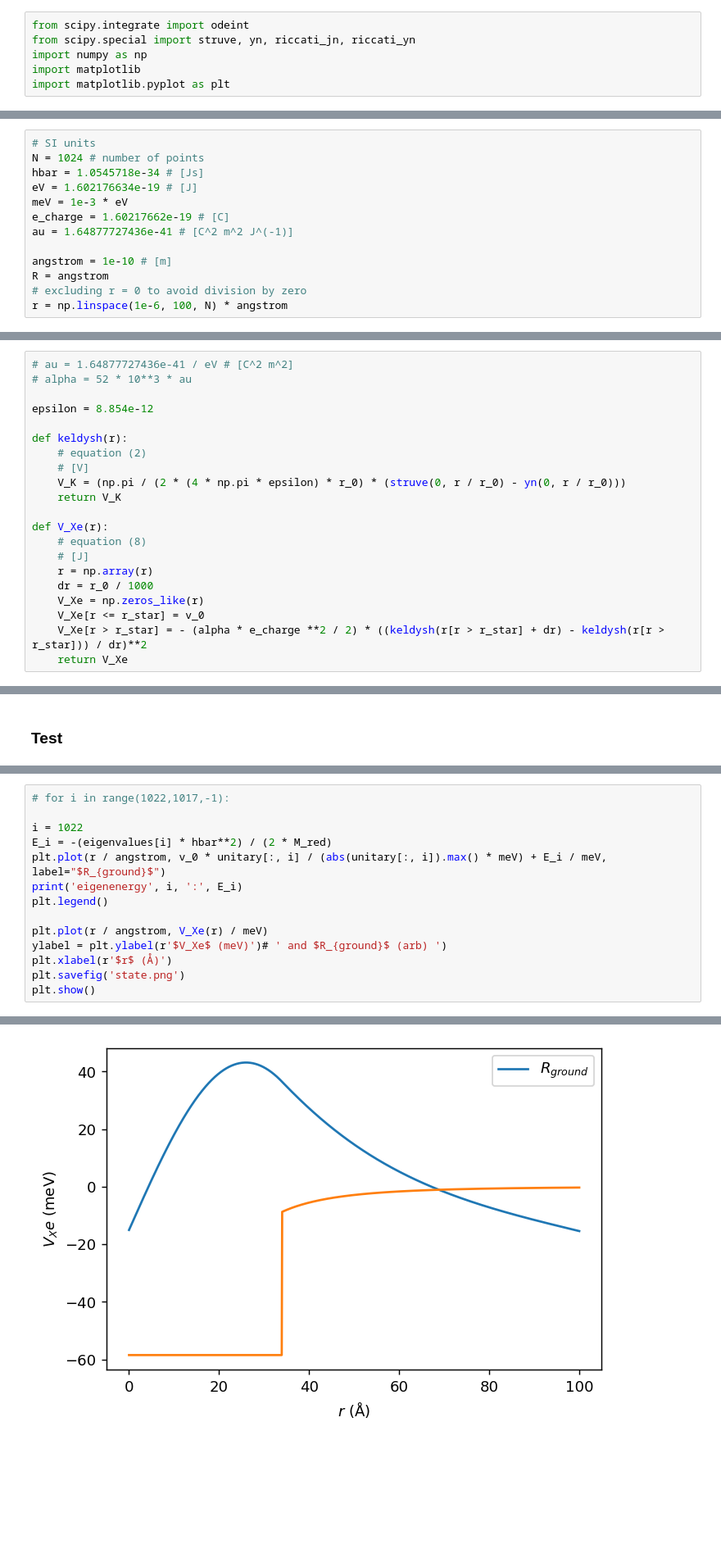
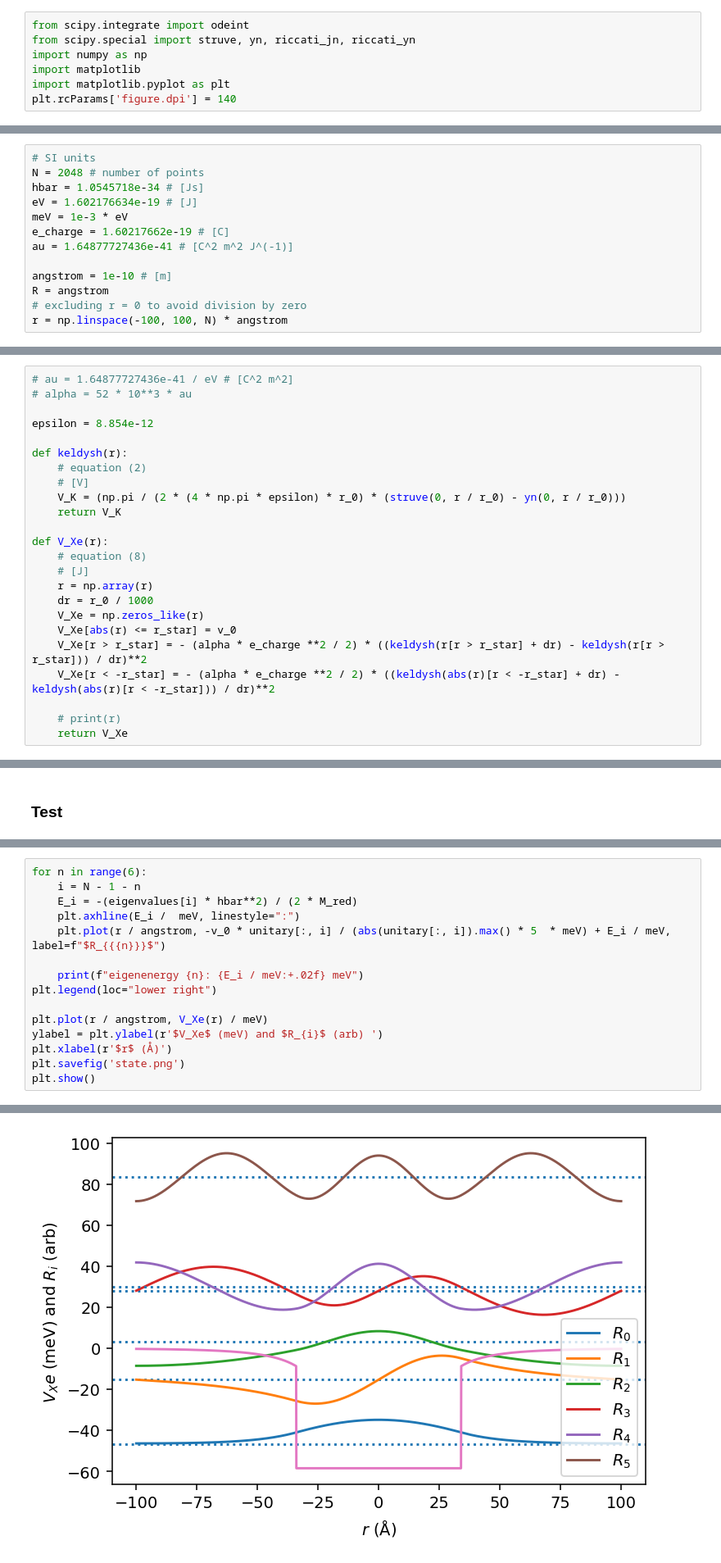
Before and after one commit to anabanami/scatterbrain, a Jupyter notebook: scatterbrain.ipynb, the cells around one changed output, grey strips where cells are left out. Shown at 82% size. Saved outputs shown, nothing was run; the diff lists cells and outputs as text; blank space fills up the shorter version.

```diff
--- a/scatterbrain.ipynb
+++ b/scatterbrain.ipynb
@@ -6,11 +6,12 @@ from scipy.special import struve, yn, riccati_jn, riccati_yn
 import numpy as np
 import matplotlib
 import matplotlib.pyplot as plt
+plt.rcParams['figure.dpi'] = 140
 # %% [markdown]
 ### SI units
 # %%
 # SI units
-N = 1024 # number of points
+N = 2048 # number of points
 hbar = 1.0545718e-34 # [Js]
 eV = 1.602176634e-19 # [J]
 meV = 1e-3 * eV
@@ -20,7 +21,7 @@ au = 1.64877727436e-41 # [C^2 m^2 J^(-1)]
 angstrom = 1e-10 # [m]
 R = angstrom
 # excluding r = 0 to avoid division by zero
-r = np.linspace(1e-6, 100, N) * angstrom
+r = np.linspace(-100, 100, N) * angstrom
 # %% [markdown]
 ### Parameters form tables 1 and 2
 # %%
@@ -69,8 +70,11 @@ def V_Xe(r):
     r = np.array(r)
     dr = r_0 / 1000
     V_Xe = np.zeros_like(r)
-    V_Xe[r <= r_star] = v_0
+    V_Xe[abs(r) <= r_star] = v_0
     V_Xe[r > r_star] = - (alpha * e_charge **2 / 2) * ((keldysh(r[r > r_star] + dr) - keldysh(r[r > r_star])) / dr)**2
+    V_Xe[r < -r_star] = - (alpha * e_charge **2 / 2) * ((keldysh(abs(r)[r < -r_star] + dr) - keldysh(abs(r)[r < -r_star])) / dr)**2
+
+    # print(r)
     return V_Xe
 # %%
 plt.plot(r / angstrom, V_Xe(r) / meV)
@@ -170,14 +190,15 @@ The ground state energy [meV]: -15.407114639946649
 # %%
-# for i in range(1022,1017,-1):
+for n in range(6):
+    i = N - 1 - n
+    E_i = -(eigenvalues[i] * hbar**2) / (2 * M_red)
+    plt.axhline(E_i /  meV, linestyle=":")
+    plt.plot(r / angstrom, -v_0 * unitary[:, i] / (abs(unitary[:, i]).max() * 5  * meV) + E_i / meV, label=f"$R_{{{n}}}$")
 
-i = 1022
-E_i = -(eigenvalues[i] * hbar**2) / (2 * M_red)
-plt.plot(r / angstrom, v_0 * unitary[:, i] / (abs(unitary[:, i]).max() * meV) + E_i / meV, label="$R_{ground}$")
-print('eigenenergy', i, ':', E_i)
-plt.legend()
+    print(f"eigenenergy {n}: {E_i / meV:+.02f} meV")
+plt.legend(loc="lower right")
 
 plt.plot(r / angstrom, V_Xe(r) / meV)
-ylabel = plt.ylabel(r'$V_Xe$ (meV)')# ' and $R_{ground}$ (arb) ')
+ylabel = plt.ylabel(r'$V_Xe$ (meV) and $R_{i}$ (arb) ')
 plt.xlabel(r'$r$ (Å)')
 plt.savefig('state.png')
 plt.show()
@@ -186,4 +212,4 @@ eigenenergy 1022 : -2.468491907348184e-21
-[figure, old version]
+[figure, new version]
 # %% [markdown]
 ## Variable Phase Approach for (Schmidt et al.)
 ### Implementing Eq. (32)
```
Also changed, not shown: parts of 4 cells of this notebook, 3 other files.
